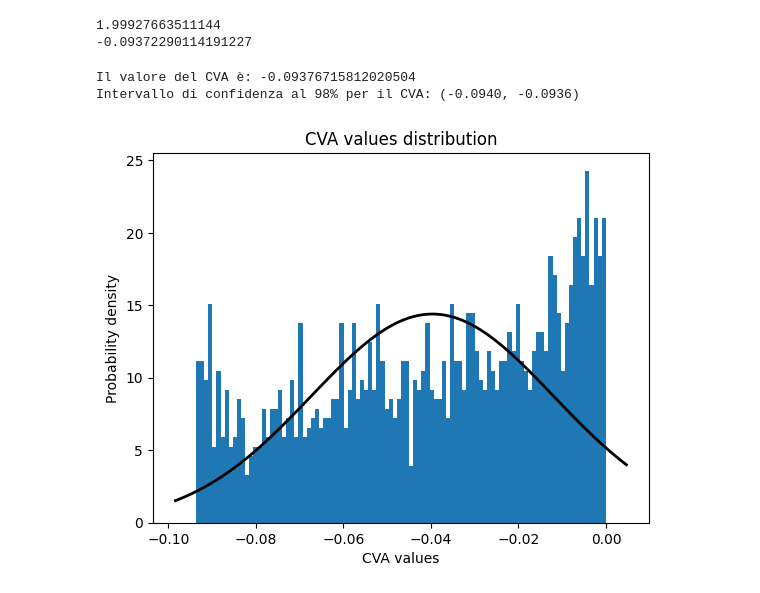
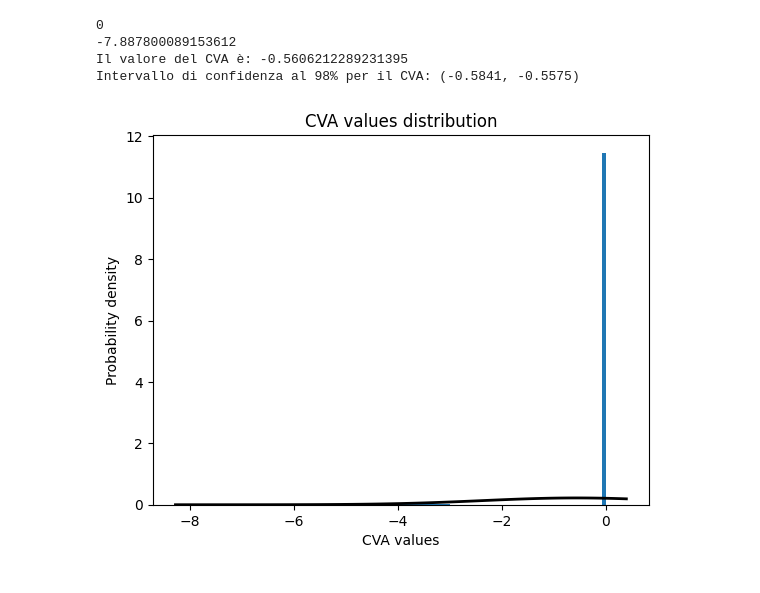
Before and after one commit to GiorgioCappello/ProgettoValutazioneProdotti, a Jupyter notebook: Credito/credito-parte2.ipynb, the cells around one changed output. Drawn from its saved outputs; the diff is of its cells as text; code cells hidden in the pictures.

```diff
--- a/Credito/credito-parte2.ipynb
+++ b/Credito/credito-parte2.ipynb
@@ -17,7 +17,7 @@ T = 2
 t = 0
 # Parametri dei CDS
 r = 0.03
-lambda1 = 0.00788
+lambda1 = 0.04935
 # %%
 # Funzione per calcolare il prezzo del derivato con dinamica Bachelier
 def prezzo_bc(X0, Str, sigma, t):
@@ -57,47 +46,46 @@ plt.show()
-# %%
-# Calcolo dei CVA simulati sui tau filtrati
-CVAsim = []
-
-for T in tau_filtered:
-    CVAsim.append(- lgd*integrate.quad(integranda, t, T)[0])
-
-# Verifica correttezza
-print(max(tau_filtered))
-print(- lgd*integrate.quad(integranda, t, max(tau_filtered))[0])
-# %% [output]
-1.99927663511144
--0.09372290114191227
+# %%
+# Calcolo dei CVA simulati sui tau filtrati
+CVAsim = []
+
+for default in tau:
+    if default >= T:
+        CVAsim.append(0)
+    else:
+        CVAsim.append(-lgd* np.exp(-r*default)*prezzo_bc(X0, Str, sigma, default))
 # %%
 # Calcolo intervallo di confidenza
-
+print(max(CVAsim))
+print(min(CVAsim))
 # Media e deviazione standard storica
 mean_CVAsim = np.mean(CVAsim)
 std_CVAsim = np.std(CVAsim)
 
 # Stima dell'intervallo di confidenza al 98% per il CVA (alpha = 0.01)
 alpha = 0.01
 z = norm.ppf(alpha)
-low = CVA - z * std_CVAsim / np.sqrt(N)
-up = CVA + z * std_CVAsim / np.sqrt(N)
+low = mean_CVAsim - z * std_CVAsim / np.sqrt(N)
+up = mean_CVAsim + z * std_CVAsim / np.sqrt(N)
 
 print("Il valore del CVA è:", CVA )
 print("Intervallo di confidenza al 98% per il CVA: ({:.4f}, {:.4f})".format(up, low))
 
 # Istogramma dei valori raggruppati in 100 gruppi
 plt.hist(CVAsim, bins=100, density=True)
 
 # Calcolo della funzione di densità di una normale standard
 xmin, xmax = plt.xlim()
 x = np.linspace(xmin, xmax, 100)
 p = norm.pdf(x, mean_CVAsim, std_CVAsim)
 
 # Plot
 plt.plot(x, p, 'k', linewidth=2)
 plt.xlabel('CVA values')
 plt.ylabel('Probability density')
 plt.title('CVA values distribution')
 plt.show()
 # %% [output]
-Il valore del CVA è: -0.09376715812020504
-Intervallo di confidenza al 98% per il CVA: (-0.0940, -0.0936)
+0
+-7.887800089153612
+Il valore del CVA è: -0.5606212289231395
+Intervallo di confidenza al 98% per il CVA: (-0.5841, -0.5575)
-[figure, old version]
+[figure, new version]
```
Also changed, not shown: parts of 3 cells of this notebook, 2 other files.
